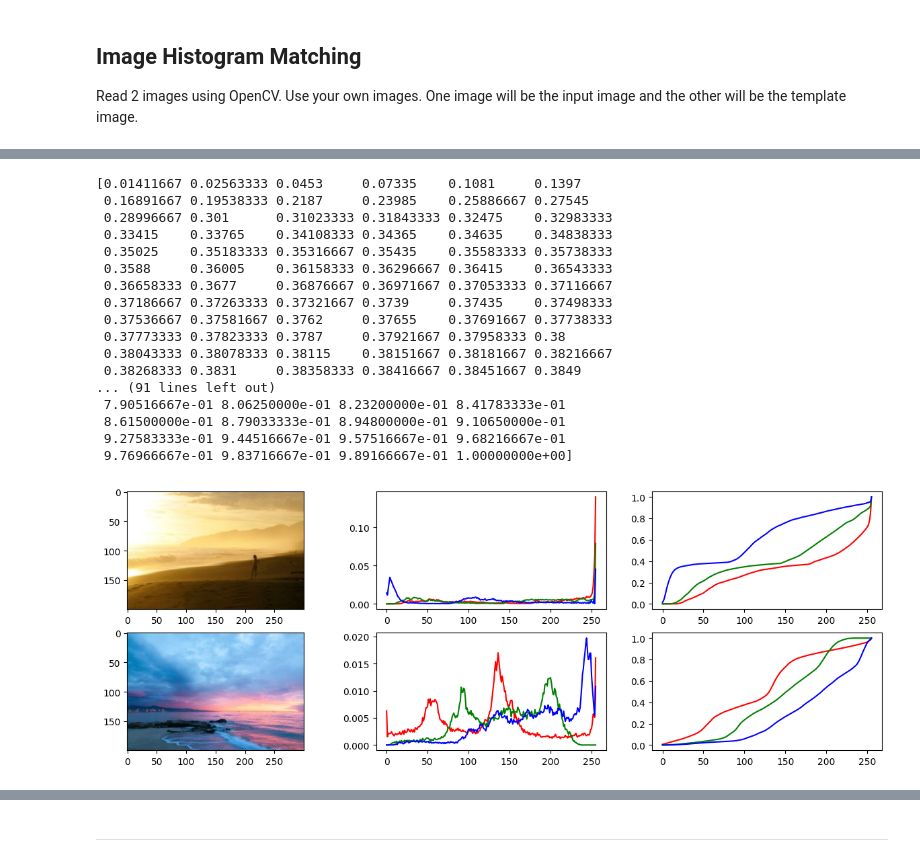
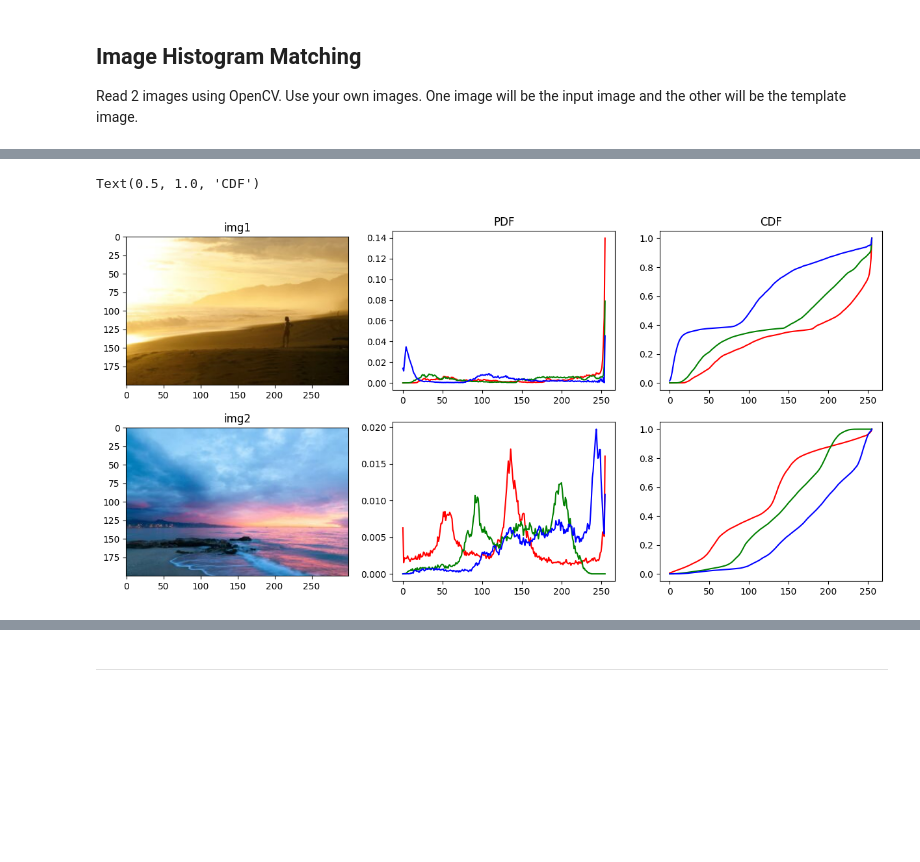
Before and after one commit to sitthatot/Lab2_image-Enchantment, a Jupyter notebook: Lab2_2_Image-Enhancement-with-Statistical-Operation.ipynb, the cells around one changed output, grey strips where cells are left out. Drawn from its saved outputs; the diff is of its cells as text; code cells hidden in the pictures; blank space fills up the shorter version.

```diff
--- a/Lab2_2_Image-Enhancement-with-Statistical-Operation.ipynb
+++ b/Lab2_2_Image-Enhancement-with-Statistical-Operation.ipynb
@@ -129,57 +129,48 @@ Let's explore 2 images. Use suplot to plot :
 </details>
 # %%
 ### START CODE HERE ###
-fig, axs = plt.subplots(2,3, figsize=(15, 5))
+fig, axs = plt.subplots(2,3, figsize=(15, 7))
 axs[0][0].imshow(img1)
+axs[0][0].set_title("img1")
 axs[1][0].imshow(img2)
+axs[1][0].set_title("img2")
 
-def pdf_calulate(image):
+
+def pdf_calculate(image):
     pdfs = []
     for i in range(3):  #เอา RGB bin = 256 คือแกน x ที่เห็น ส่วน range คือขอบเขตเส้นกราฟที่จะให้เห็น ทั้งช่องภาพ
         hist, bins = np.histogram(image[:, :, i], bins=256, range=(0, 256)) #ใช้ desity = true ก็ได้ เพราะมันเอาค่าจุดสีที่นับได้ หารด้วยจำนวน px ทั้งหมดของภาพนั้น เช่น 847/(200x300) => 0.01411667
+        #Normalized Histogram
         pdfs.append(hist/(image.shape[0]*image.shape[1])) #
     # print(hist/(image.shape[0]*image.shape[1]))
     return pdfs
 
 def cdf_calculate(pdf):
     cdfs = []
     for channel_pdf in pdf:
         cdf = np.cumsum(channel_pdf) #บวกสะสม
         cdfs.append(cdf)
-    print(cdf)
+    # print(cdf)
     return cdfs
 
 colors = ['r', 'g', 'b']
-img1_pdf = pdf_calulate(img1)
+img1_pdf = pdf_calculate(img1)
 img1_cdf = cdf_calculate(img1_pdf)
-img2_pdf = pdf_calulate(img2)
+img2_pdf = pdf_calculate(img2)
 img2_cdf = cdf_calculate(img2_pdf)
 for i in range(3):
     axs[0][1].plot(img1_pdf[i], color=colors[i])
     axs[0][2].plot(img1_cdf[i], color=colors[i])
     axs[1][1].plot(img2_pdf[i], color=colors[i])
     axs[1][2].plot(img2_cdf[i], color=colors[i])
+axs[0][1].set_title("PDF")
+axs[0][2].set_title("CDF")
+
 
 ### END CODE HERE ###
 # %% [output]
-[0.01411667 0.02563333 0.0453     0.07335    0.1081     0.1397
- 0.16891667 0.19538333 0.2187     0.23985    0.25886667 0.27545
- 0.28996667 0.301      0.31023333 0.31843333 0.32475    0.32983333
- 0.33415    0.33765    0.34108333 0.34365    0.34635    0.34838333
- 0.35025    0.35183333 0.35316667 0.35435    0.35583333 0.35738333
- 0.3588     0.36005    0.36158333 0.36296667 0.36415    0.36543333
- 0.36658333 0.3677     0.36876667 0.36971667 0.37053333 0.37116667
- 0.37186667 0.37263333 0.37321667 0.3739     0.37435    0.37498333
- 0.37536667 0.37581667 0.3762     0.37655    0.37691667 0.37738333
- 0.37773333 0.37823333 0.3787     0.37921667 0.37958333 0.38
- 0.38043333 0.38078333 0.38115    0.38151667 0.38181667 0.38216667
- 0.38268333 0.3831     0.38358333 0.38416667 0.38451667 0.3849
-... (91 lines left out)
- 7.90516667e-01 8.06250000e-01 8.23200000e-01 8.41783333e-01
- 8.61500000e-01 8.79033333e-01 8.94800000e-01 9.10650000e-01
- 9.27583333e-01 9.44516667e-01 9.57516667e-01 9.68216667e-01
- 9.76966667e-01 9.83716667e-01 9.89166667e-01 1.00000000e+00]
+Text(0.5, 1.0, 'CDF')
-[figure, old version]
+[figure, new version]
 # %% [markdown]
 Perform Histogram matching in the cell below.
 Show the result like the reference image below.
```
Also changed, not shown: parts of 2 cells of this notebook.
